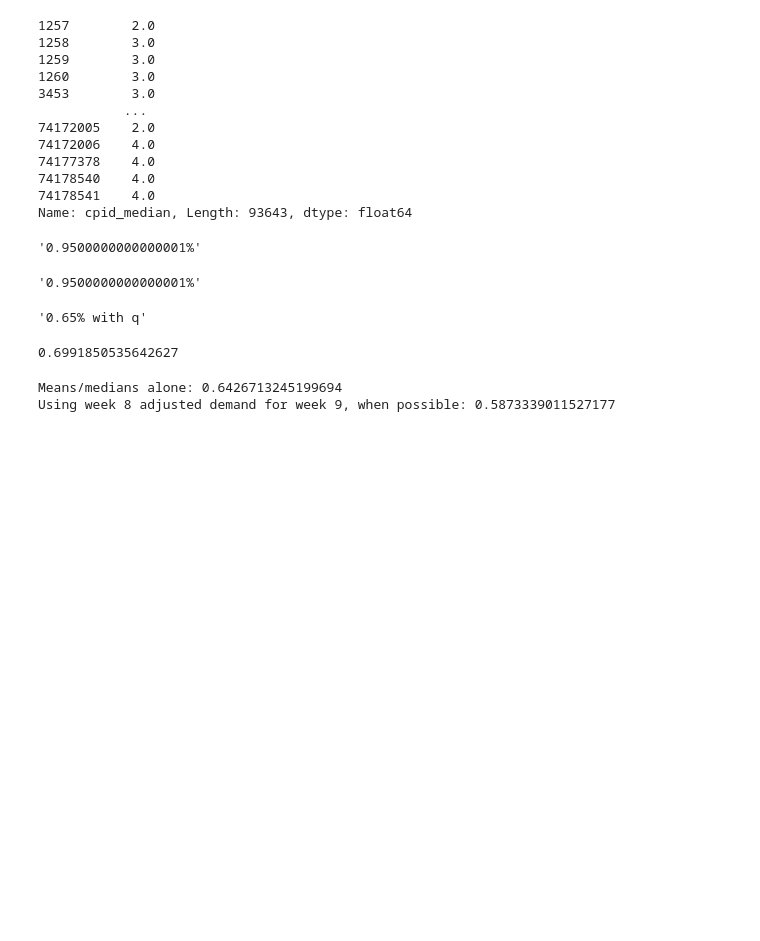
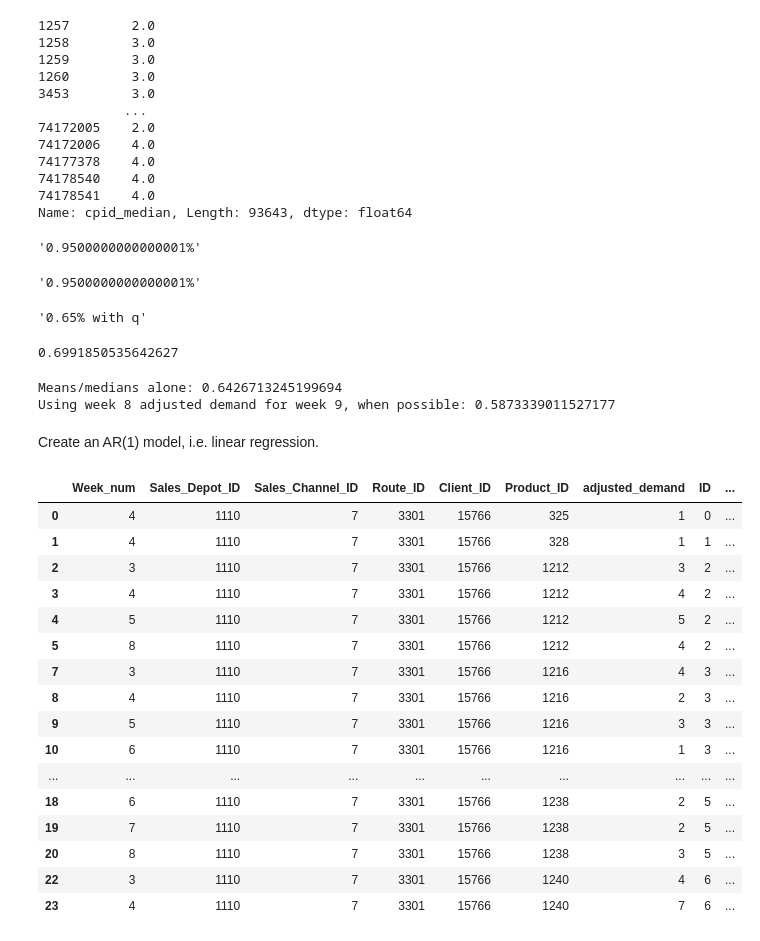
Before and after one commit to ElliotBlackstone/EWinter25_Product_Inventory, a Jupyter notebook: bakery_simple_prediction.ipynb, the cells around one changed output. Cells and saved outputs as stored; diff of their text form; code cells hidden in the pictures; blank space fills up the shorter version.

```diff
--- a/bakery_simple_prediction.ipynb
+++ b/bakery_simple_prediction.ipynb
@@ -750,3 +748,33 @@ print("Using week 8 adjusted demand for week 9, when possible:", rmsle(train_ho[
 # %% [output]
 Means/medians alone: 0.6426713245199694
 Using week 8 adjusted demand for week 9, when possible: 0.5873339011527177
+# %% [markdown]
+Create an AR(1) model, i.e. linear regression.
+# %%
+# only use data points (adjusted demand) if they appear in consecutive weeks, i.e. week 3 and week 4 or week 6 and week 7.
+
+conseq_col = train_tt['Week_num'].diff().dropna().astype(int)
+conseq_col.loc[0] = 0
+conseq_col = conseq_col.sort_index()
+
+train_tt['conseq_pts'] = conseq_col
+# %%
+train_tt.head(22)
+# %% [output]
+|  | Week_num | Sales_Depot_ID | Sales_Channel_ID | Route_ID | Client_ID | Product_ID | adjusted_demand | ID | ... |
+| 0 | 4 | 1110 | 7 | 3301 | 15766 | 325 | 1 | 0 | ... |
+| 1 | 4 | 1110 | 7 | 3301 | 15766 | 328 | 1 | 1 | ... |
+| 2 | 3 | 1110 | 7 | 3301 | 15766 | 1212 | 3 | 2 | ... |
+| 3 | 4 | 1110 | 7 | 3301 | 15766 | 1212 | 4 | 2 | ... |
+| 4 | 5 | 1110 | 7 | 3301 | 15766 | 1212 | 5 | 2 | ... |
+| 5 | 8 | 1110 | 7 | 3301 | 15766 | 1212 | 4 | 2 | ... |
+| 7 | 3 | 1110 | 7 | 3301 | 15766 | 1216 | 4 | 3 | ... |
+| 8 | 4 | 1110 | 7 | 3301 | 15766 | 1216 | 2 | 3 | ... |
+| 9 | 5 | 1110 | 7 | 3301 | 15766 | 1216 | 3 | 3 | ... |
+| 10 | 6 | 1110 | 7 | 3301 | 15766 | 1216 | 1 | 3 | ... |
+| ... | ... | ... | ... | ... | ... | ... | ... | ... | ... |
+| 18 | 6 | 1110 | 7 | 3301 | 15766 | 1238 | 2 | 5 | ... |
+| 19 | 7 | 1110 | 7 | 3301 | 15766 | 1238 | 2 | 5 | ... |
+| 20 | 8 | 1110 | 7 | 3301 | 15766 | 1238 | 3 | 5 | ... |
+| 22 | 3 | 1110 | 7 | 3301 | 15766 | 1240 | 4 | 6 | ... |
+| 23 | 4 | 1110 | 7 | 3301 | 15766 | 1240 | 7 | 6 | ... |
```
Also changed, not shown: parts of 2 cells of this notebook.
